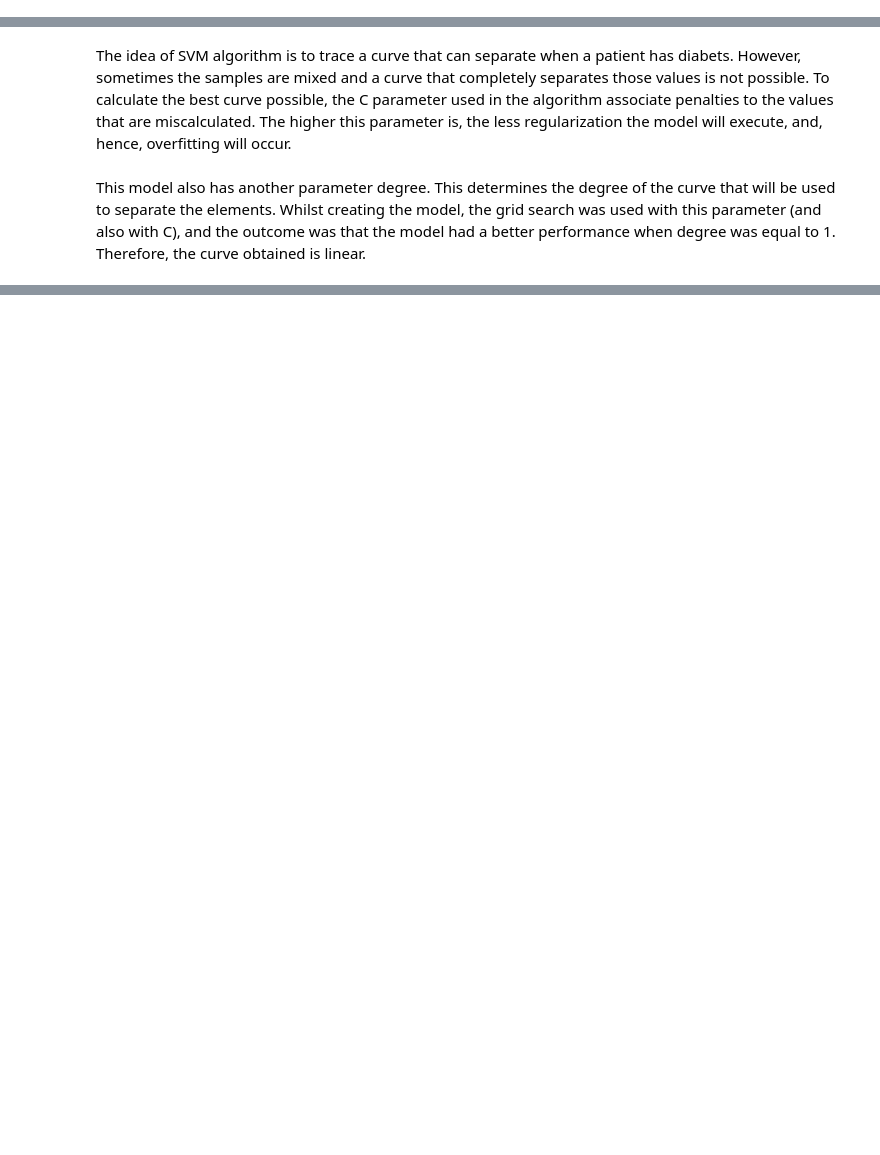
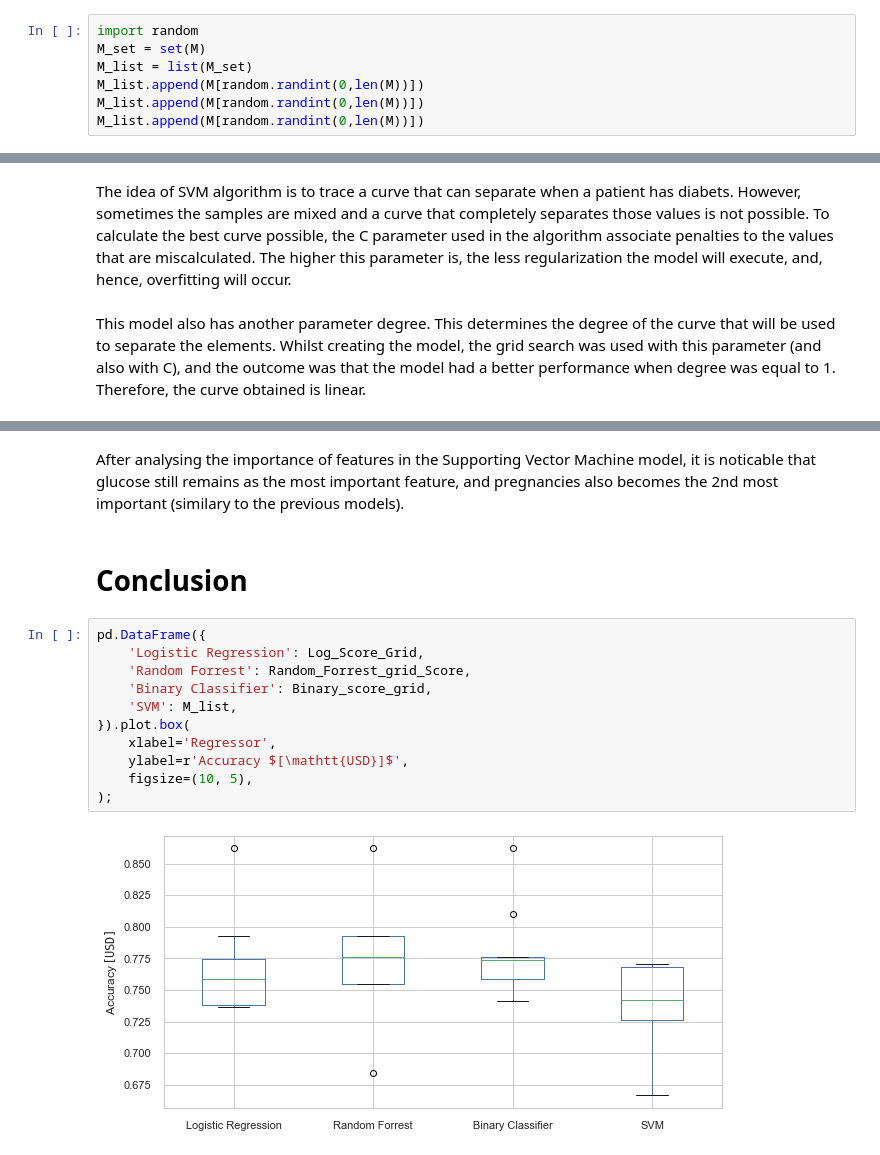
Before and after one commit to MatFreitas/diabetes-predictor, a Jupyter notebook: Projeto .ipynb, the cells around one changed output, grey strips where cells are left out. Cells and saved outputs as stored; diff of their text form; blank space fills up the shorter version.

```diff
--- a/Projeto .ipynb
+++ b/Projeto .ipynb
@@ -775,0 +796,7 @@ C = 1000.00000: mean_accuracy = 0.687, stddev_accuracy = 0.033
+# %%
+import random
+M_set = set(M)
+M_list = list(M_set)
+M_list.append(M[random.randint(0,len(M))])
+M_list.append(M[random.randint(0,len(M))])
+M_list.append(M[random.randint(0,len(M))])
@@ -791,0 +826,17 @@ The accuracies obtained ranged from 0.64 to 0.80 and
+# %% [markdown]
+After analysing the importance of features in the Supporting Vector Machine model, it is noticable that glucose still remains as the most important feature, and pregnancies also becomes the 2nd most important (similary to the previous models).
+# %% [markdown]
+# Conclusion
+# %%
+pd.DataFrame({
+    'Logistic Regression': Log_Score_Grid,
+    'Random Forrest': Random_Forrest_grid_Score,
+    'Binary Classifier': Binary_score_grid,
+    'SVM': M_list,
+}).plot.box(
+    xlabel='Regressor',
+    ylabel=r'Accuracy $[\mathtt{USD}]$',
+    figsize=(10, 5),
+);
+# %% [output]
+[figure, added]
```
Also changed, not shown: parts of 41 cells of this notebook.
